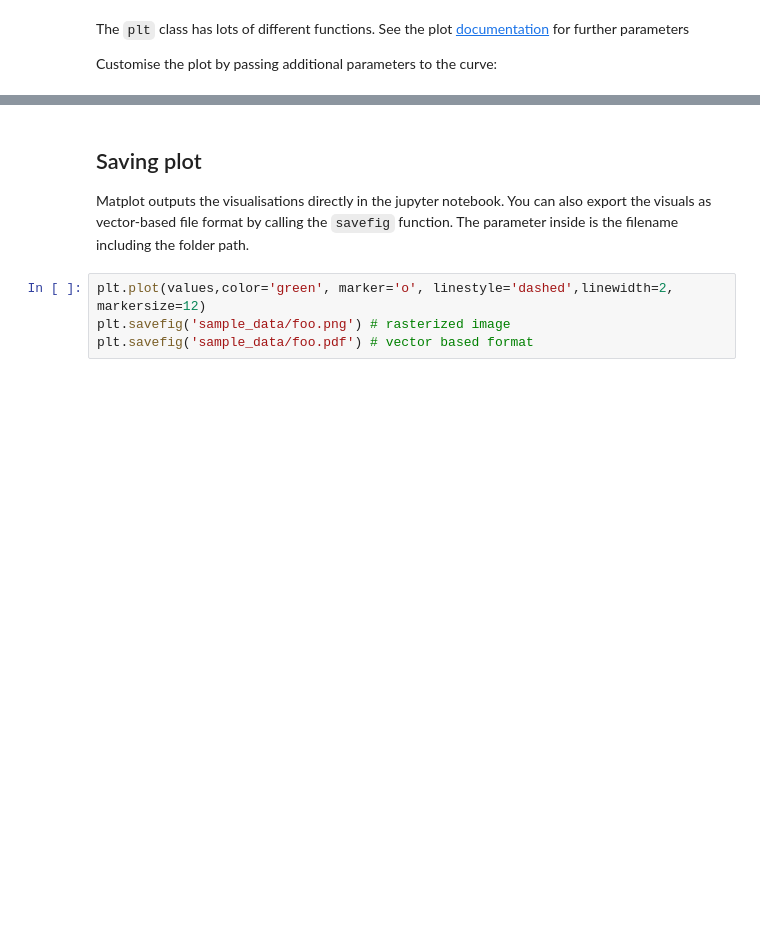
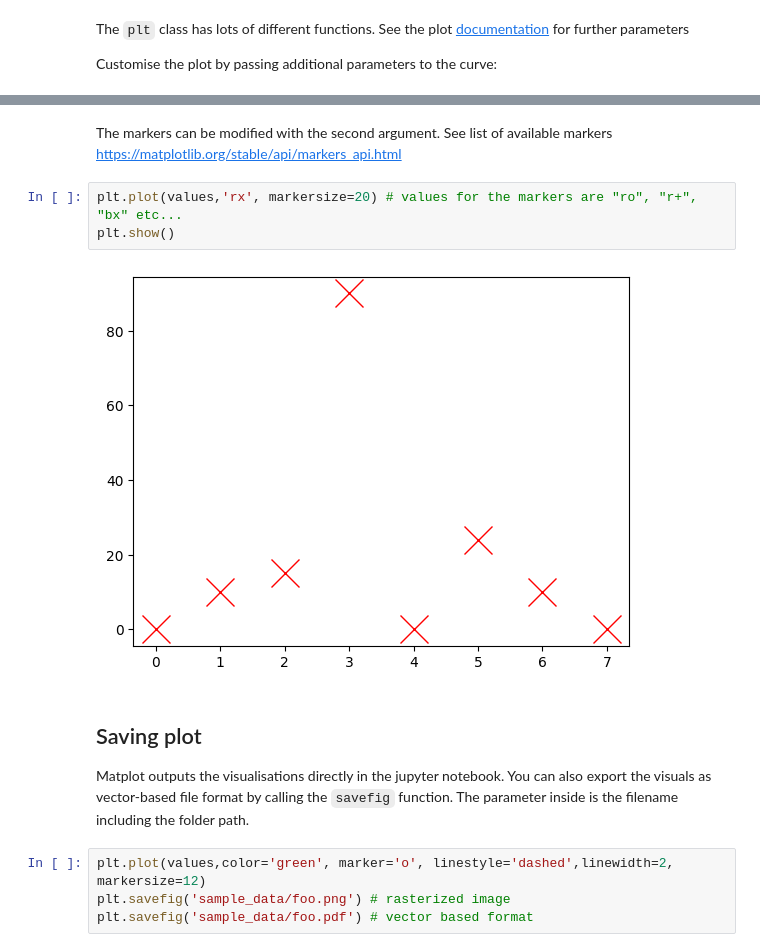
Before and after one commit to fleshgordo/cocreate22, a Jupyter notebook: 004_plotting.ipynb, the cells around one changed output, grey strips where cells are left out. Drawn from its saved outputs; the diff is of its cells as text; blank space fills up the shorter version.

```diff
--- a/004_plotting.ipynb
+++ b/004_plotting.ipynb
@@ -28,3 +35,10 @@ plt.show()
+# %% [markdown]
+The markers can be modified with the second argument. See list of available markers https://matplotlib.org/stable/api/markers_api.html
+# %%
+plt.plot(values,'rx', markersize=20) # values for the markers are "ro", "r+", "bx" etc...
+plt.show()
+# %% [output]
+[figure, added]
 # %% [markdown]
 ## Saving plot
 
```
Also changed, not shown: parts of 14 cells of this notebook, 3 other files.
